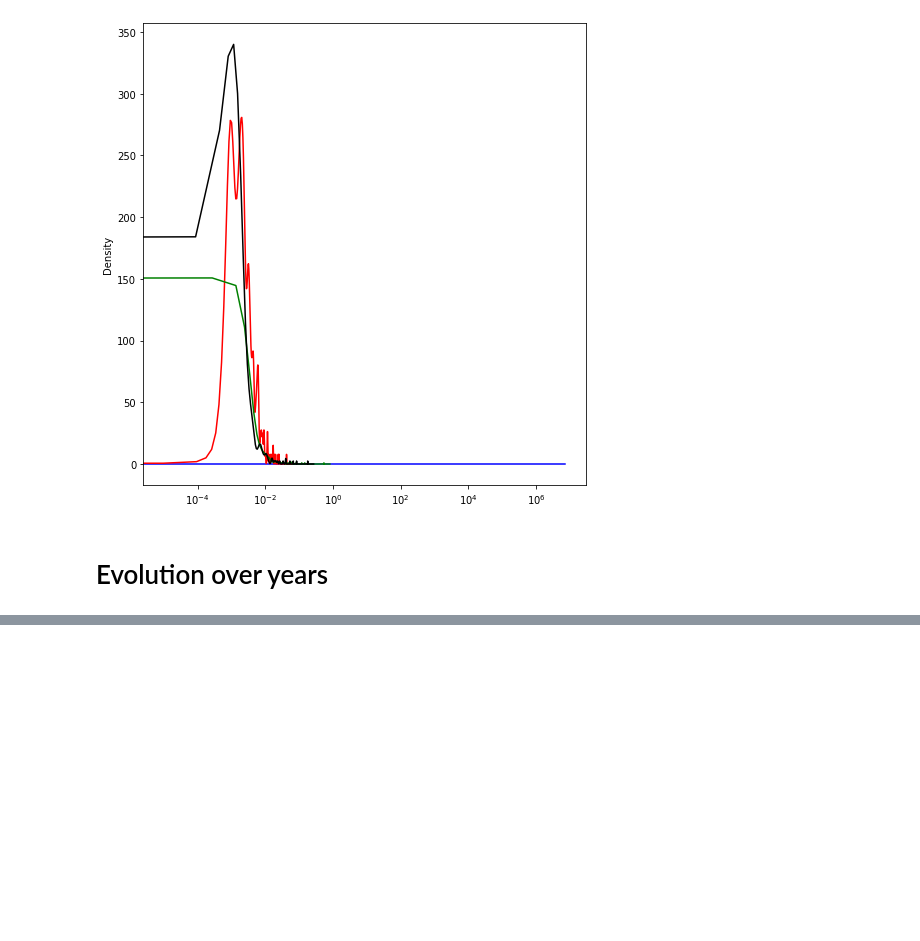
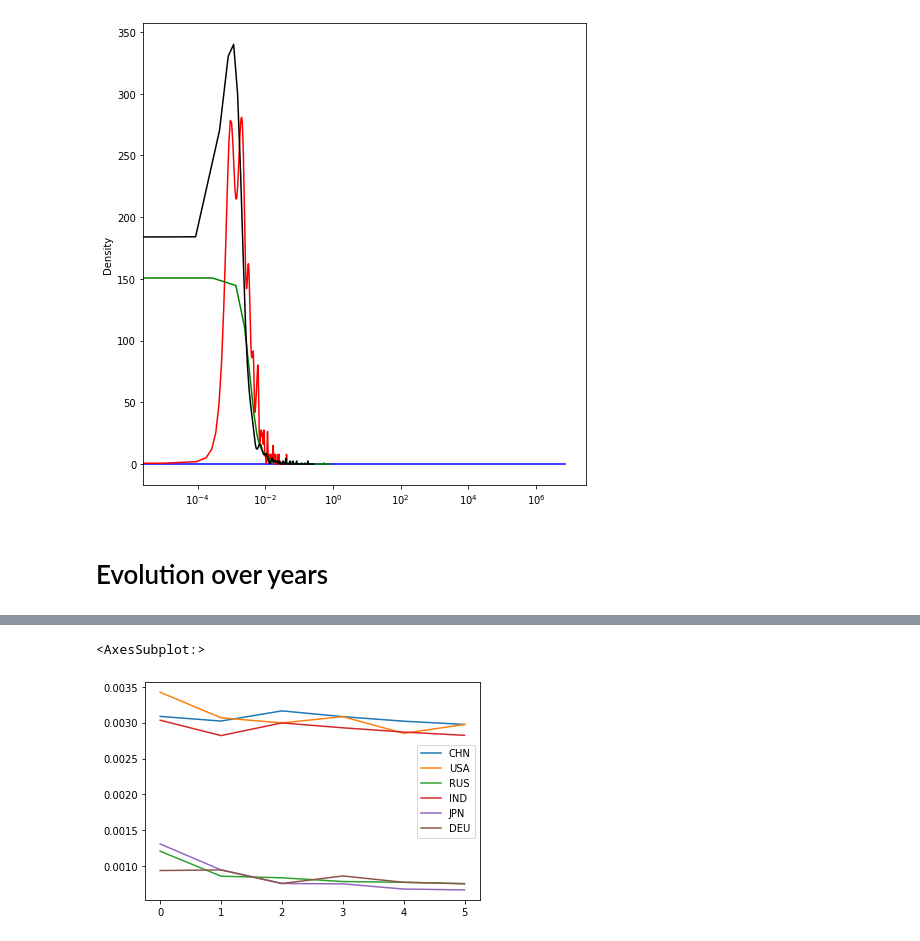
Before and after one commit to Salvadana/NetworkAnalysisProject, a Jupyter notebook: Networks/Networks.ipynb, the cells around one changed output, grey strips where cells are left out. Cells and saved outputs as stored; diff of their text form; code cells hidden in the pictures; blank space fills up the shorter version.

```diff
--- a/Networks/Networks.ipynb
+++ b/Networks/Networks.ipynb
@@ -174,0 +356,15 @@ plt.show()
+# %%
+from lapl import laplacian_centrality
+from networkx import bipartite
+books=[G1,G80, G, G00,G10,G2]
+# Creating a list of degree centrality of all the books
+evol_deg = [nx.bipartite.betweenness_centrality(book, [x for x,y in book.nodes(data=True) if y['bipartite']==0] ) for book in books]
+
+# Creating a DataFrame from the list of degree centralities in all the books
+degree_evol_df = pd.DataFrame.from_records(evol_deg)
+
+# Plotting the degree centrality evolution of Eddard-Stark, Tyrion-Lannister and Jon-Snow
+degree_evol_df[['CHN', 'USA', 'RUS','IND', 'JPN', 'DEU']].plot()
+# %% [output]
+<AxesSubplot:>
+[figure, added]
```
Also changed, not shown: parts of 14 cells of this notebook, 9 other files.
